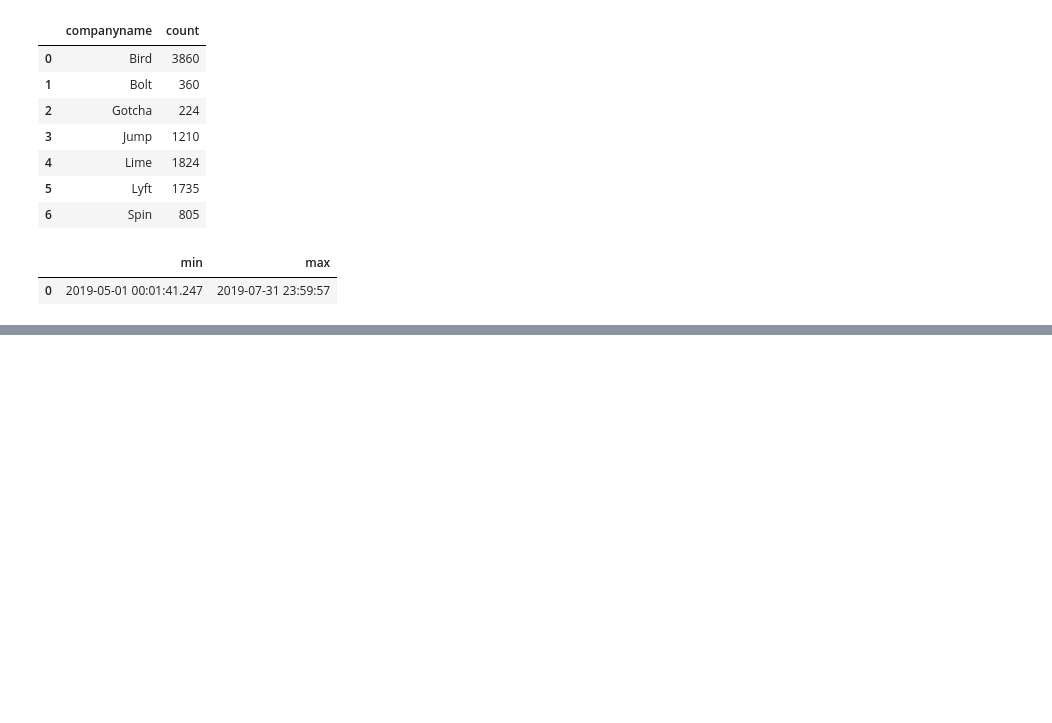
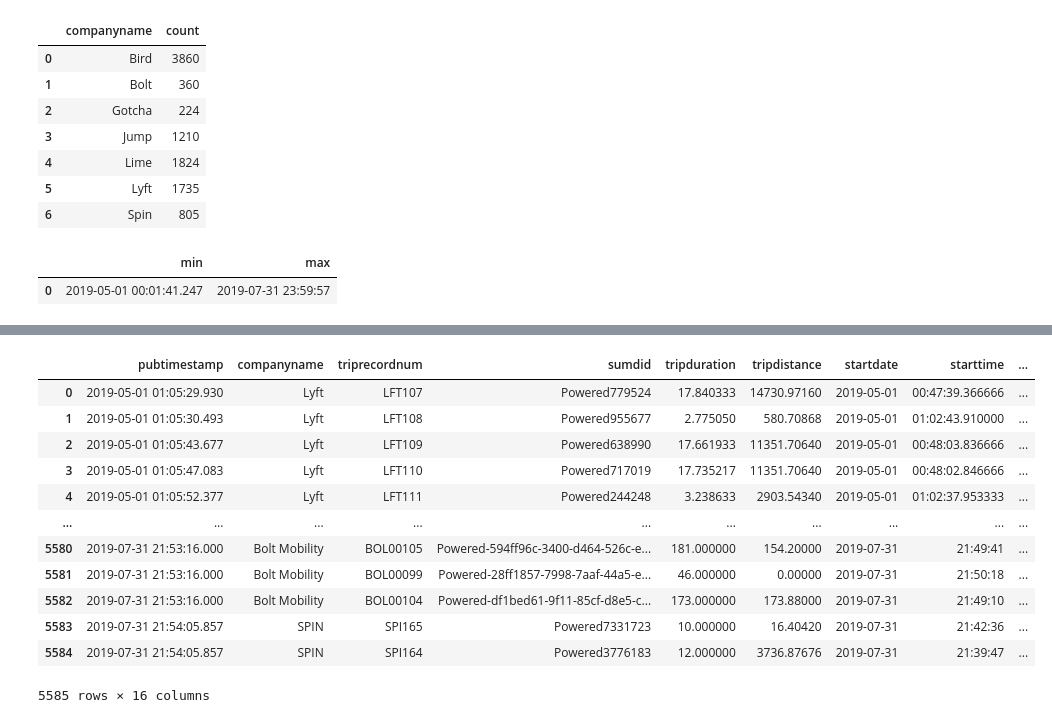
Before and after one commit to NSS-Data-Analytics-Cohort-10/scooters-group-3, a Jupyter notebook: NOTEBOOK/scooters_unfinished_work.ipynb, the cells around one changed output, grey strips where cells are left out. Saved outputs shown, nothing was run; the diff lists cells and outputs as text; code cells hidden in the pictures; blank space fills up the shorter version.

```diff
--- a/NOTEBOOK/scooters_unfinished_work.ipynb
+++ b/NOTEBOOK/scooters_unfinished_work.ipynb
@@ -117,0 +217,26 @@ scooterstimeframe
+# %%
+SCOOTERUSAGE = '''
+SELECT
+T.*
+FROM
+TRIPS T TABLESAMPLE SYSTEM (1)
+WHERE SUMDID IN
+(SELECT SUMDID FROM SCOOTERS TABLESAMPLE SYSTEM (1) WHERE UPPER(SUMDGROUP) ='SCOOTER')
+AND T.tripduration > 1 AND T.tripduration < 1440
+'''
+USE = pd.read_sql_query(SCOOTERUSAGE, engine)
+USE
+# %% [output]
+|  | pubtimestamp | companyname | triprecordnum | sumdid | tripduration | tripdistance | startdate | starttime | ... |
+| 0 | 2019-05-01 01:05:29.930 | Lyft | LFT107 | Powered779524 | 17.840333 | 14730.97160 | 2019-05-01 | 00:47:39.366666 | ... |
+| 1 | 2019-05-01 01:05:30.493 | Lyft | LFT108 | Powered955677 | 2.775050 | 580.70868 | 2019-05-01 | 01:02:43.910000 | ... |
+| 2 | 2019-05-01 01:05:43.677 | Lyft | LFT109 | Powered638990 | 17.661933 | 11351.70640 | 2019-05-01 | 00:48:03.836666 | ... |
+| 3 | 2019-05-01 01:05:47.083 | Lyft | LFT110 | Powered717019 | 17.735217 | 11351.70640 | 2019-05-01 | 00:48:02.846666 | ... |
+| 4 | 2019-05-01 01:05:52.377 | Lyft | LFT111 | Powered244248 | 3.238633 | 2903.54340 | 2019-05-01 | 01:02:37.953333 | ... |
+| ... | ... | ... | ... | ... | ... | ... | ... | ... | ... |
+| 5580 | 2019-07-31 21:53:16.000 | Bolt Mobility | BOL00105 | Powered-594ff96c-3400-d464-526c-e... | 181.000000 | 154.20000 | 2019-07-31 | 21:49:41 | ... |
+| 5581 | 2019-07-31 21:53:16.000 | Bolt Mobility | BOL00099 | Powered-28ff1857-7998-7aaf-44a5-e... | 46.000000 | 0.00000 | 2019-07-31 | 21:50:18 | ... |
+| 5582 | 2019-07-31 21:53:16.000 | Bolt Mobility | BOL00104 | Powered-df1bed61-9f11-85cf-d8e5-c... | 173.000000 | 173.88000 | 2019-07-31 | 21:49:10 | ... |
+| 5583 | 2019-07-31 21:54:05.857 | SPIN | SPI165 | Powered7331723 | 10.000000 | 16.40420 | 2019-07-31 | 21:42:36 | ... |
+| 5584 | 2019-07-31 21:54:05.857 | SPIN | SPI164 | Powered3776183 | 12.000000 | 3736.87676 | 2019-07-31 | 21:39:47 | ... |
+5585 rows × 16 columns
```
Also changed, not shown: parts of 5 cells of this notebook.
